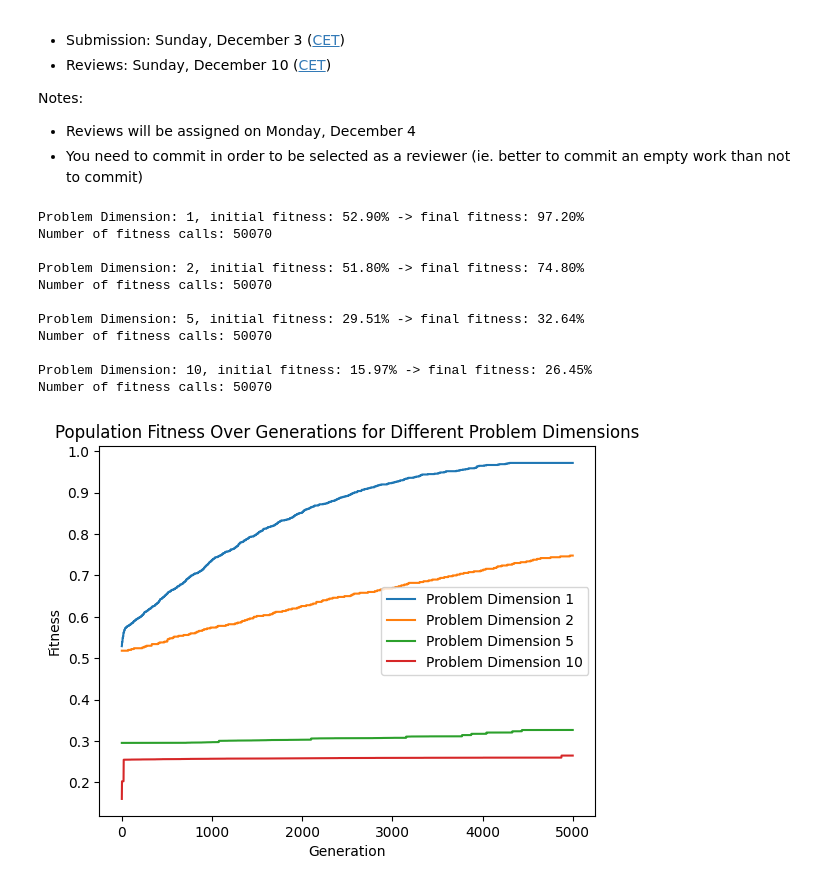
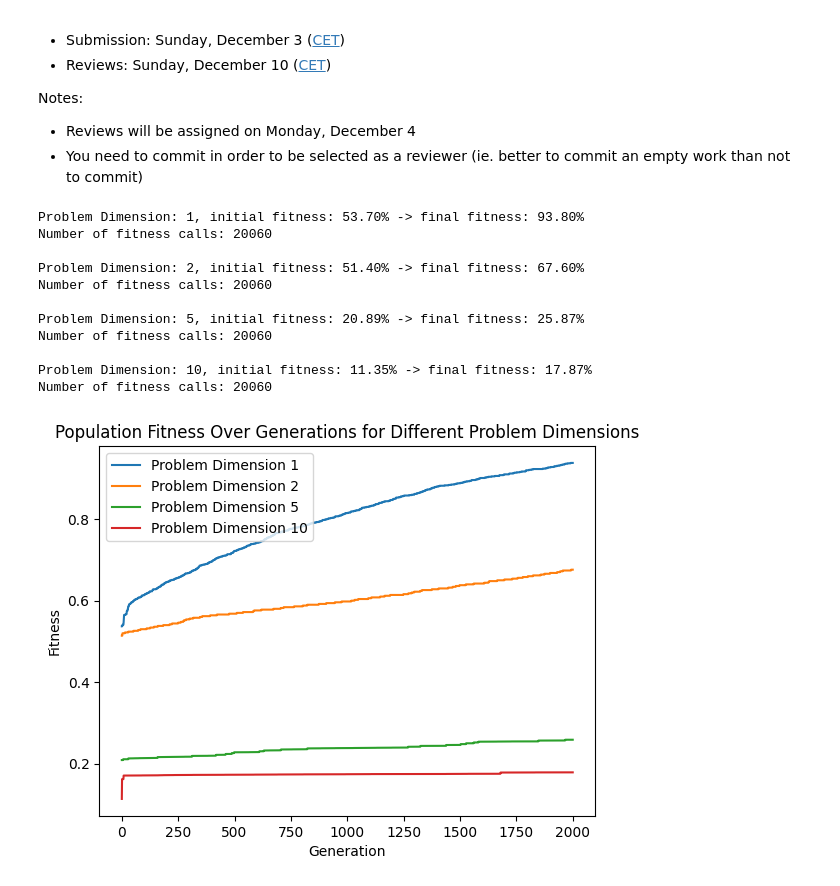
Before and after one commit to FedeBucce/Computational_intelligence, a Jupyter notebook: Lab_9/lab9.ipynb, the cells around one changed output. Drawn from its saved outputs; the diff is of its cells as text; code cells hidden in the pictures.

```diff
--- a/Lab_9/lab9.ipynb
+++ b/Lab_9/lab9.ipynb
@@ -36,13 +49,13 @@ class Individual:
     fitness: float
 
 
-def create_population():
+def create_population(size = POPULATION_SIZE):
     population = [
                 Individual(
                     genotype=choices([0, 1], k = GENOTYPES_LENGTH),
                     fitness=None,
                 )
-                for _ in range(POPULATION_SIZE)
+                for _ in range(size)
             ]
 
     return population
@@ -74,27 +87,44 @@ def one_cut_cover(ind1: Individual,ind2: Individual) ->Individual:
     offspring=Individual(fitness=None,genotype=ind1.genotype[:cut_point]+ind2.genotype[cut_point:])
     assert len(offspring.genotype) == GENOTYPES_LENGTH
     return offspring
+
+def uniform_xover(ind1: Individual, ind2: Individual) -> Individual:
+    mask1 = np.random.choice([True, False], size = GENOTYPES_LENGTH)
+    mask2 = np.logical_not(mask1)
+    assert np.logical_or(mask1, mask2).sum() == GENOTYPES_LENGTH
+    tmp1 = np.logical_and(ind1.genotype, mask1)
+    tmp2 = np.logical_and(ind2.genotype, mask2)
+    new_genotype = np.logical_or(tmp1, tmp2)
+    return Individual(fitness=None, genotype=new_genotype)
+
+def or_xover(ind1: Individual, ind2: Individual) -> Individual:
+    or_genotype = np.logical_xor(ind1.genotype, ind2.genotype)
+    offspring_genotype = (or_genotype.astype(int)).tolist()
+    return Individual(fitness=None, genotype=offspring_genotype)
 # %%
 import matplotlib.pyplot as plt
 from copy import deepcopy
 from random import random
 
-def population_function(problem_dimension, initial_population, iterations):
+def evolutionary_algorithm(problem_dimension, initial_population, iterations=2000):
     fitness = lab9_lib.make_problem(problem_dimension)
     population = deepcopy(initial_population)
 
+    # Initialize fitness for individuals in the initial population
     for i in population:
         i.fitness = fitness(i.genotype)
 
+    # Sort the initial population based on fitness in descending order
     population.sort(key=lambda i: i.fitness, reverse=True)
     initial_fitness = population[0].fitness
 
     fitness_over_generations = [initial_fitness]
 
+    # Main loop for evolution over generations
     for _ in range(iterations):
         offspring = list()
 
-        for counter in range(OFFSPRING_SIZE):
+        for _ in range(OFFSPRING_SIZE):
             if random() < MUTATION_PROBABILITY:
                 p = select_parent(population)
                 o = mutate(p)
@@ -102,42 +132,49 @@ def population_function(problem_dimension, initial_population, iterations):
                 p1 = select_parent(population)
                 p2 = select_parent(population)
                 o = one_cut_cover(p1, p2)
 
             offspring.append(o)
 
+        # Evaluate the fitness of offspring
         for i in offspring:
             i.fitness = fitness(i.genotype)
 
+        # Combine offspring and parents, then select the top individuals
         population.extend(offspring)
         population.sort(key=lambda i: i.fitness, reverse=True)
         population = population[:POPULATION_SIZE]
 
+        # Record the maximum fitness in the current generation
         fitness_over_generations.append(population[0].fitness)
 
+    # Print final results after all generations
     print(f"Problem Dimension: {problem_dimension}, initial fitness: {initial_fitness:.2%} -> final fitness: {population[0].fitness:.2%}")
     print(f"Number of fitness calls: {fitness.calls}\n")
 
+    # Plot the fitness over generations for the given problem dimension
     plt.plot(range(iterations + 1), fitness_over_generations, label=f"Problem Dimension {problem_dimension}")
 
+# Run the Evolutionary Algorithm for each problem dimension
+for problem_dimension in PROBLEM_DIMENSIONS:
+    initial_population = create_population(POPULATION_SIZE)
+    evolutionary_algorithm(problem_dimension, initial_population, iterations=2000)
 
-for problem_dimension in PROBLEM_DIMENSIONS:
-    initial_population = create_population()
-    population_function(problem_dimension, initial_population, iterations=5000)
+# Display the final plot showing the fitness over generations for different problem dimensions
 plt.title("Population Fitness Over Generations for Different Problem Dimensions")
 plt.xlabel("Generation")
 plt.ylabel("Fitness")
 plt.legend()
 plt.show()
 # %% [output]
-Problem Dimension: 1, initial fitness: 52.90% -> final fitness: 97.20%
-Number of fitness calls: 50070
+Problem Dimension: 1, initial fitness: 53.70% -> final fitness: 93.80%
+Number of fitness calls: 20060
 
-Problem Dimension: 2, initial fitness: 51.80% -> final fitness: 74.80%
-Number of fitness calls: 50070
+Problem Dimension: 2, initial fitness: 51.40% -> final fitness: 67.60%
+Number of fitness calls: 20060
 
-Problem Dimension: 5, initial fitness: 29.51% -> final fitness: 32.64%
-Number of fitness calls: 50070
+Problem Dimension: 5, initial fitness: 20.89% -> final fitness: 25.87%
+Number of fitness calls: 20060
 
-Problem Dimension: 10, initial fitness: 15.97% -> final fitness: 26.45%
-Number of fitness calls: 50070
+Problem Dimension: 10, initial fitness: 11.35% -> final fitness: 17.87%
+Number of fitness calls: 20060
-[figure, old version]
+[figure, new version]
```
Also changed, not shown: parts of 4 cells of this notebook.
